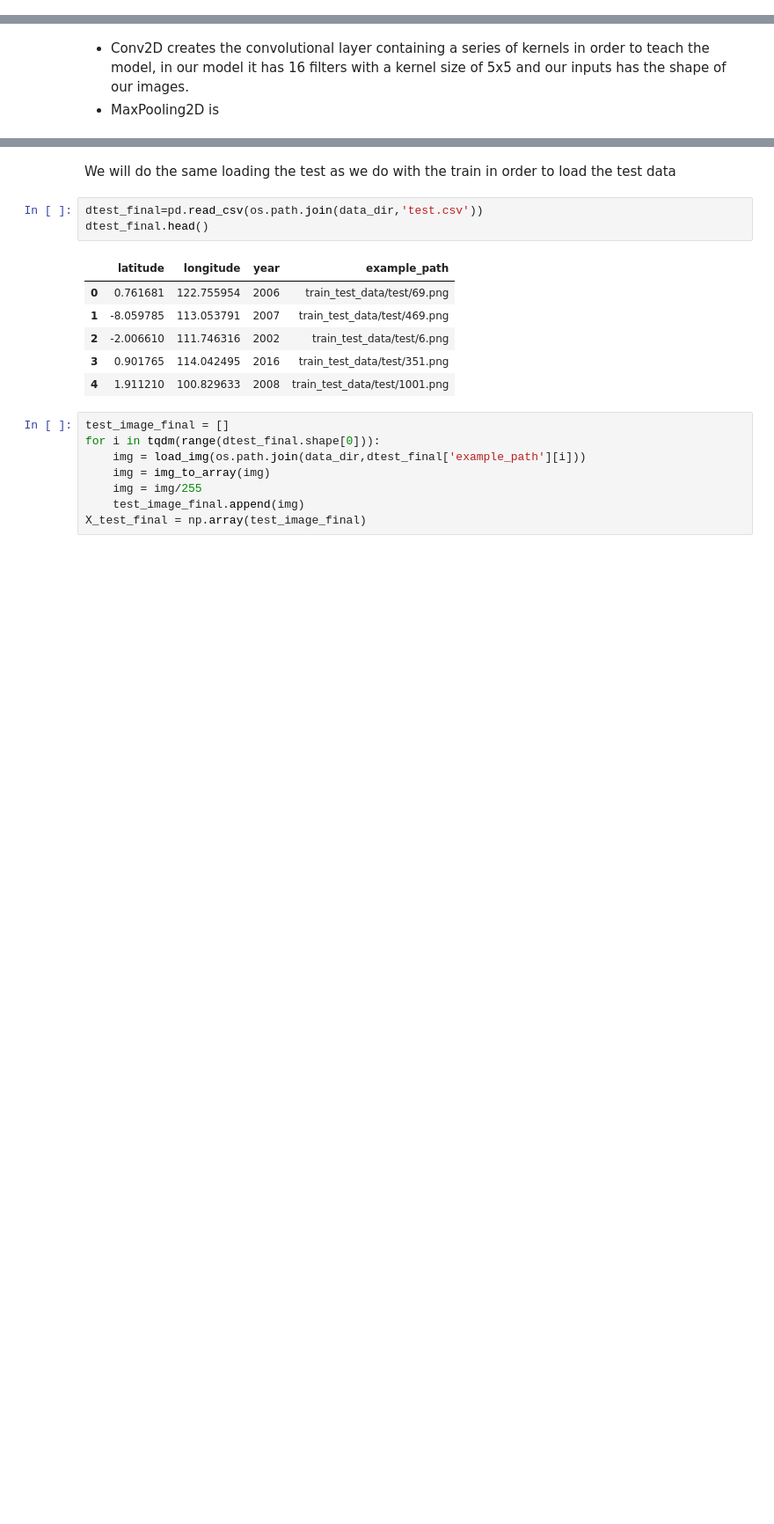
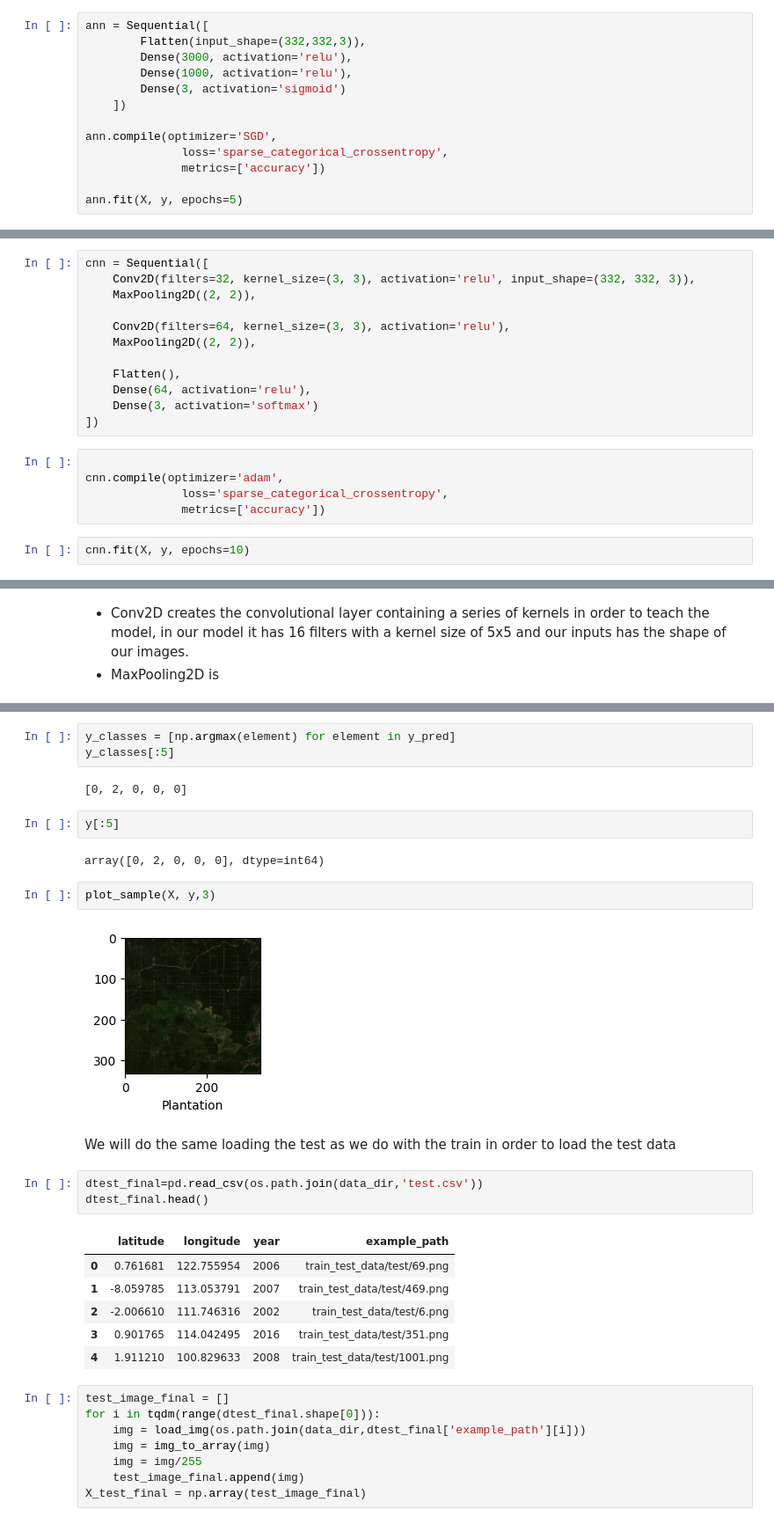
Before and after one commit to juanschezmor/zero-deforestation-mission-DT34, a Jupyter notebook: main.ipynb, the cells around one changed output, grey strips where cells are left out. Shown at 88% size. Saved outputs shown, nothing was run; the diff lists cells and outputs as text; blank space fills up the shorter version.

```diff
--- a/main.ipynb
+++ b/main.ipynb
@@ -113,0 +131,13 @@ y.shape
+# %%
+ann = Sequential([
+        Flatten(input_shape=(332,332,3)),
+        Dense(3000, activation='relu'),
+        Dense(1000, activation='relu'),
+        Dense(3, activation='sigmoid')
+    ])
+
+ann.compile(optimizer='SGD',
+              loss='sparse_categorical_crossentropy',
+              metrics=['accuracy'])
+
+ann.fit(X, y, epochs=5)
@@ -113,0 +175,19 @@ y.shape
+# %%
+cnn = Sequential([
+    Conv2D(filters=32, kernel_size=(3, 3), activation='relu', input_shape=(332, 332, 3)),
+    MaxPooling2D((2, 2)),
+
+    Conv2D(filters=64, kernel_size=(3, 3), activation='relu'),
+    MaxPooling2D((2, 2)),
+
+    Flatten(),
+    Dense(64, activation='relu'),
+    Dense(3, activation='softmax')
+])
+# %%
+
+cnn.compile(optimizer='adam',
+              loss='sparse_categorical_crossentropy',
+              metrics=['accuracy'])
+# %%
+cnn.fit(X, y, epochs=10)
@@ -151,3 +255,16 @@ Epoch 2/2
+# %%
+y_classes = [np.argmax(element) for element in y_pred]
+y_classes[:5]
+# %% [output]
+[0, 2, 0, 0, 0]
+# %%
+y[:5]
+# %% [output]
+array([0, 2, 0, 0, 0], dtype=int64)
+# %%
+plot_sample(X, y,3)
+# %% [output]
+[figure, added]
 # %% [markdown]
 We will do the same loading the test as we do with the train in order to load the test data
 # %%
```
Also changed, not shown: parts of 22 cells of this notebook, 1 other file.
